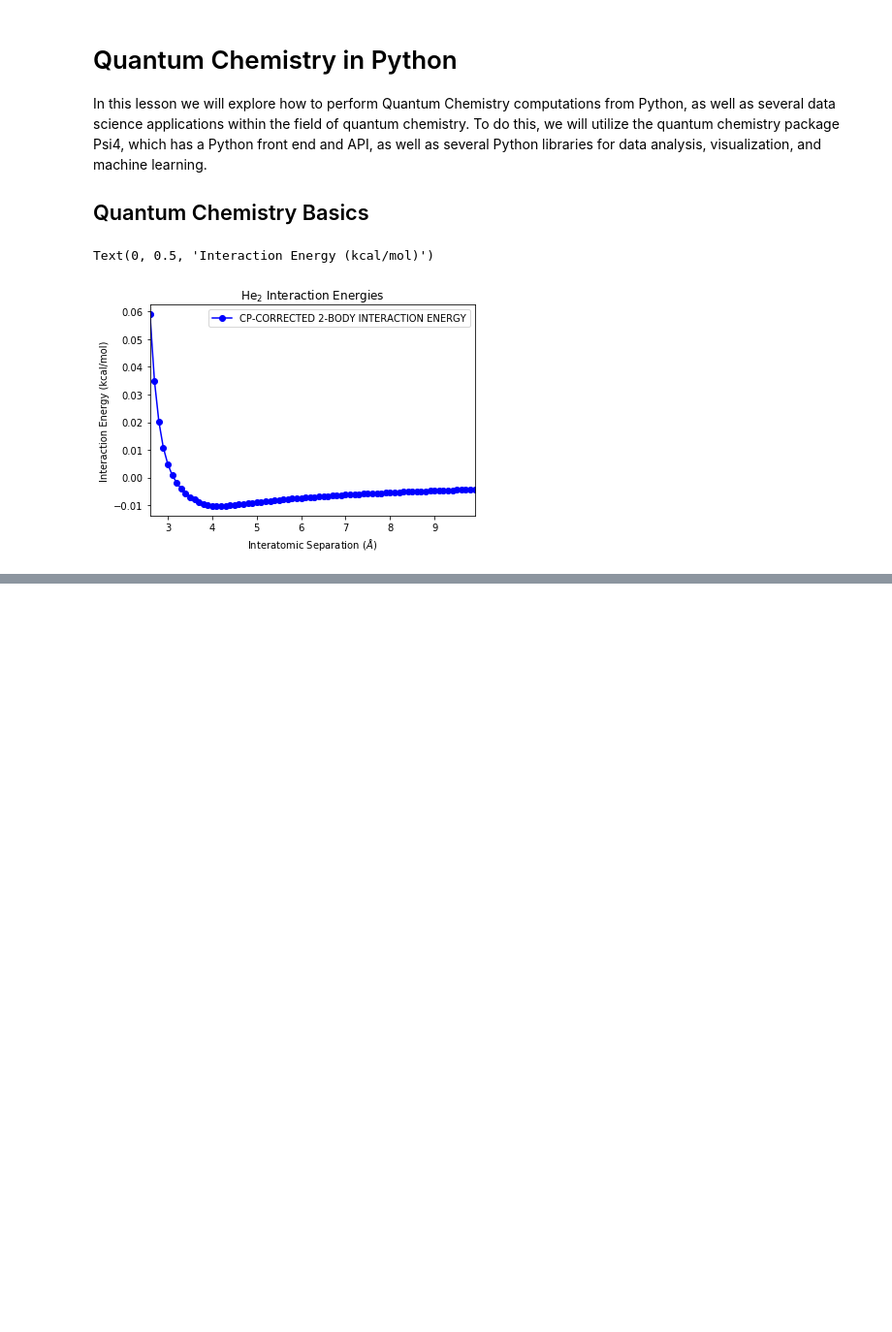
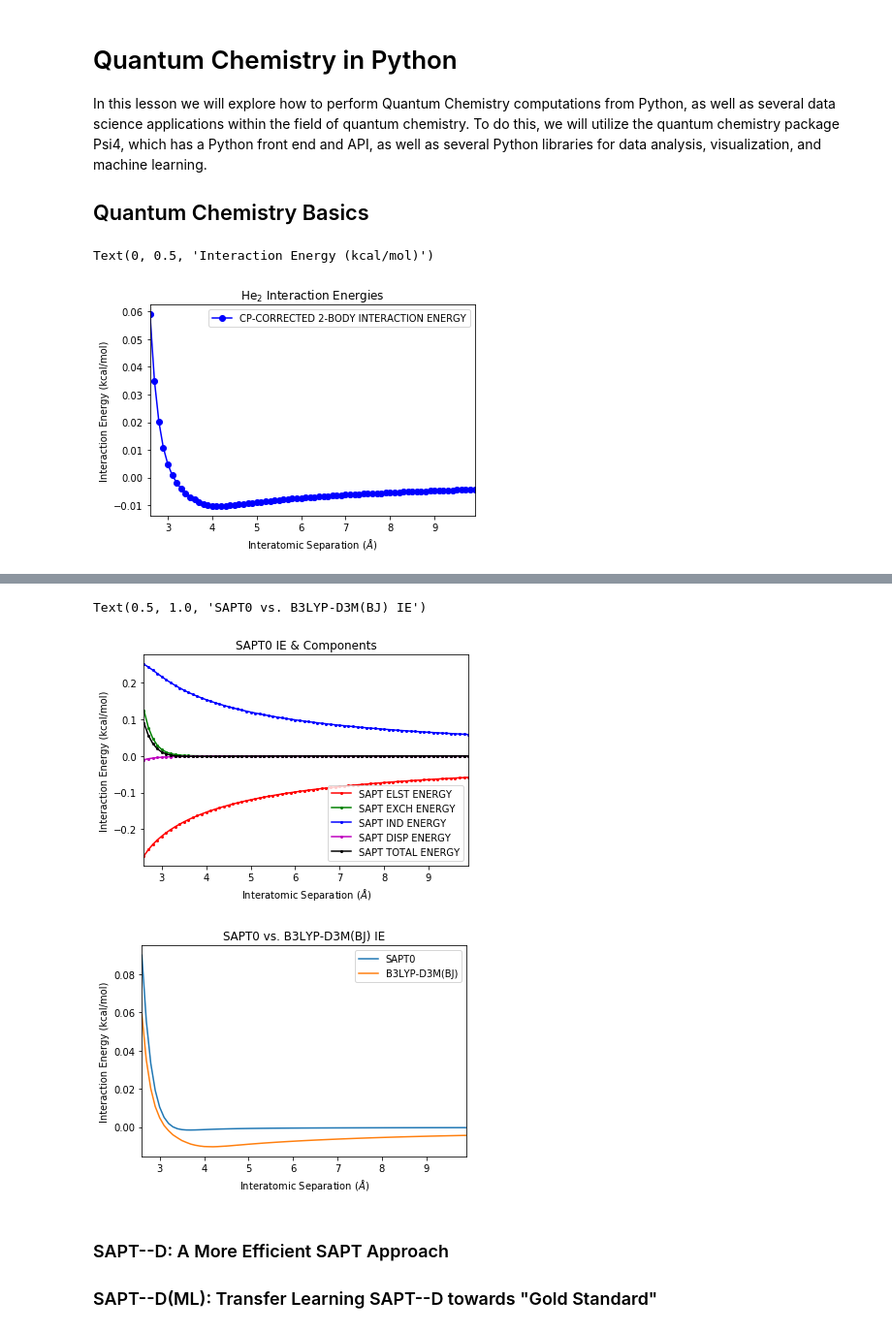
Before and after one commit to GT-IDEaS/Bootcamp2019, a Jupyter notebook: Day05/Sherrill_ML-for-Drug-Binding/quantum-chemistry-in-python.ipynb, the cells around one changed output, grey strips where cells are left out. Shown at 97% size. Cells and saved outputs as stored; diff of their text form; code cells hidden in the pictures; blank space fills up the shorter version.

Commit message:
Updates QM in Python notebook for first SAPT example

```diff
--- a/Day05/Sherrill_ML-for-Drug-Binding/quantum-chemistry-in-python.ipynb
+++ b/Day05/Sherrill_ML-for-Drug-Binding/quantum-chemistry-in-python.ipynb
@@ -35,8 +35,9 @@ for r in np.arange(2.6, 10, 0.1):
     ie = psi4.energy('b3lyp-d3mbj/aug-cc-pvdz', bsse_type='cp')  # Compute CP-corrected interaction energy
     psivariables[r] = psi4.core.variables()                      # Save Psi4 internal variables
 
-pvdf = pd.DataFrame(data=psivariables).T # Store Psi4 internal variables inside Pandas DataFrame
-pvdf *= psi4.constants.hartree2kcalmol   # Convert energy units from atomic units (Hartree) to kcal/mol
+b3lypdf = pd.DataFrame(data=psivariables).T # Store Psi4 internal variables inside Pandas DataFrame
+b3lypdf *= psi4.constants.hartree2kcalmol   # Convert energy units from atomic units (Hartree) to kcal/mol
+b3lypdf.to_pickle('data/He2-b3lyp-d3mbj-curve.pkl')
 # %%
 # ==> Plot IE curve directly from Pandas <==
 plot_options = {'style': 'bo-',
@@ -52,0 +68,41 @@ Text(0, 0.5, 'Interaction Energy (kcal/mol)')
+# %%
+# ==> SAPT IE & Components for He2 <==
+
+for r in np.arange(2.6, 10, 0.1):
+    mol = psi4.geometry(He_dimer.format(r))                      # Create Psi4 molecule with displaced He dimer
+    ie = psi4.energy('sapt0/jun-cc-pvdz', molecule=mol)
+    psivariables[r] = psi4.core.variables()                      # Save Psi4 internal variables
+
+saptdf = pd.DataFrame(data=psivariables).T # Store Psi4 internal variables inside Pandas DataFrame
+saptdf *= psi4.constants.hartree2kcalmol   # Convert energy units from atomic units (Hartree) to kcal/mol
+saptdf.to_pickle('data/He2-sapt0-curve.pkl')
+# %%
+# ==> Visualize the components of SAPT along potential scan <==
+
+terms = {'SAPT ELST ENERGY': 'ro-',
+         'SAPT EXCH ENERGY': 'go-',
+         'SAPT IND ENERGY': 'bo-',
+         'SAPT DISP ENERGY': 'mo-',
+         'SAPT TOTAL ENERGY': 'ko-'
+        }
+
+saptdf[terms.keys()].plot(style=list(terms.values()), markersize=2)
+plt.xlabel('Interatomic Separation ($\AA$)')
+plt.ylabel('Interaction Energy (kcal/mol)')
+plt.title('SAPT0 IE & Components')
+
+# Plot SAPT IE vs. B3LYP-D3M(BJ) IE
+df = pd.concat([saptdf['SAPT TOTAL ENERGY'], b3lypdf['CP-CORRECTED 2-BODY INTERACTION ENERGY']], axis=1)
+df.columns = ['SAPT0', 'B3LYP-D3M(BJ)']
+df.plot()
+plt.xlabel('Interatomic Separation ($\AA$)')
+plt.ylabel('Interaction Energy (kcal/mol)')
+plt.title('SAPT0 vs. B3LYP-D3M(BJ) IE')
+# %% [output]
+Text(0.5, 1.0, 'SAPT0 vs. B3LYP-D3M(BJ) IE')
+[figure, added]
+[figure, added]
+# %% [markdown]
+### SAPT--D: A More Efficient SAPT Approach
+
+### SAPT--D(ML): Transfer Learning SAPT--D towards "Gold Standard"
```
Also changed, not shown: parts of 3 cells of this notebook, 3 other files.
